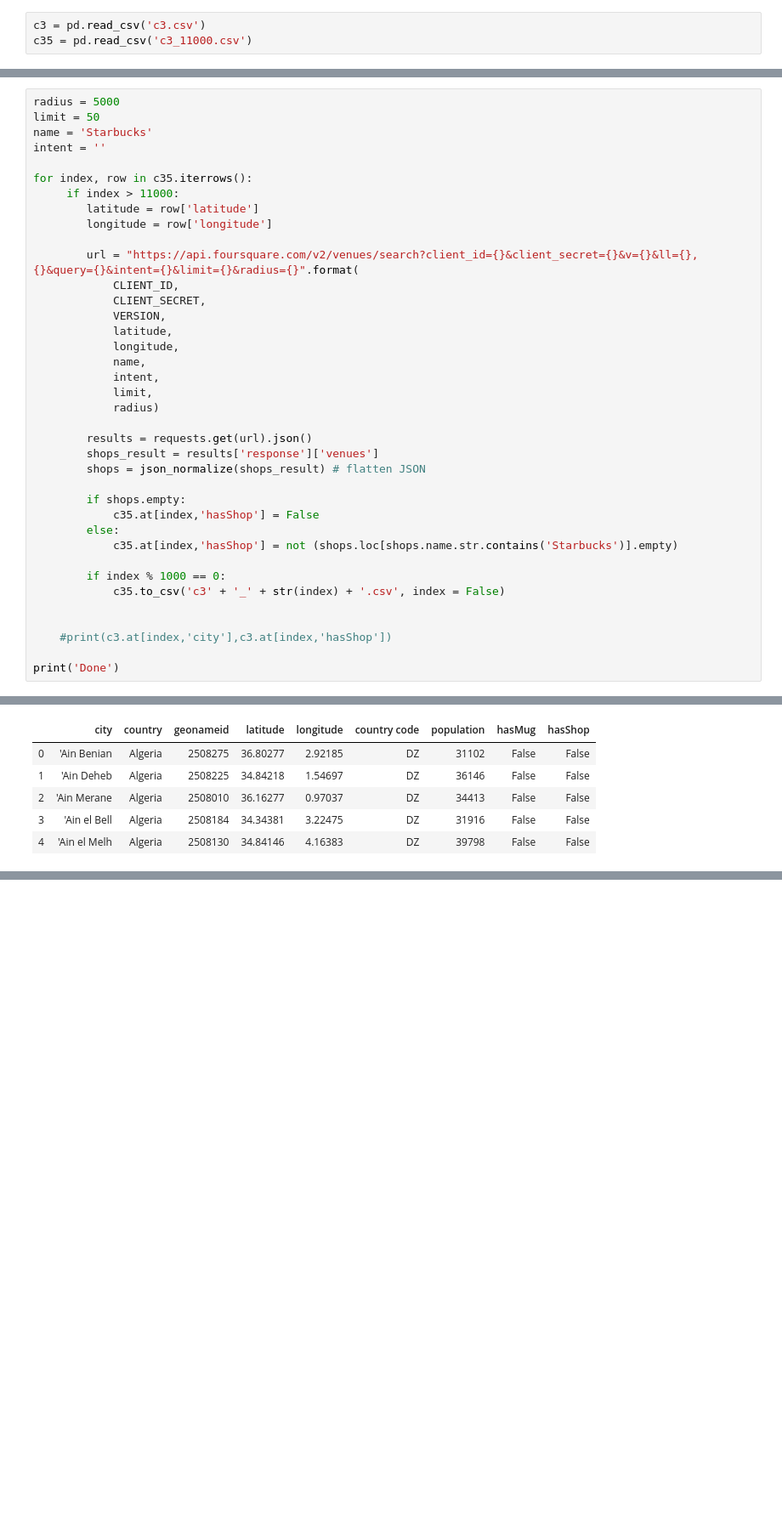
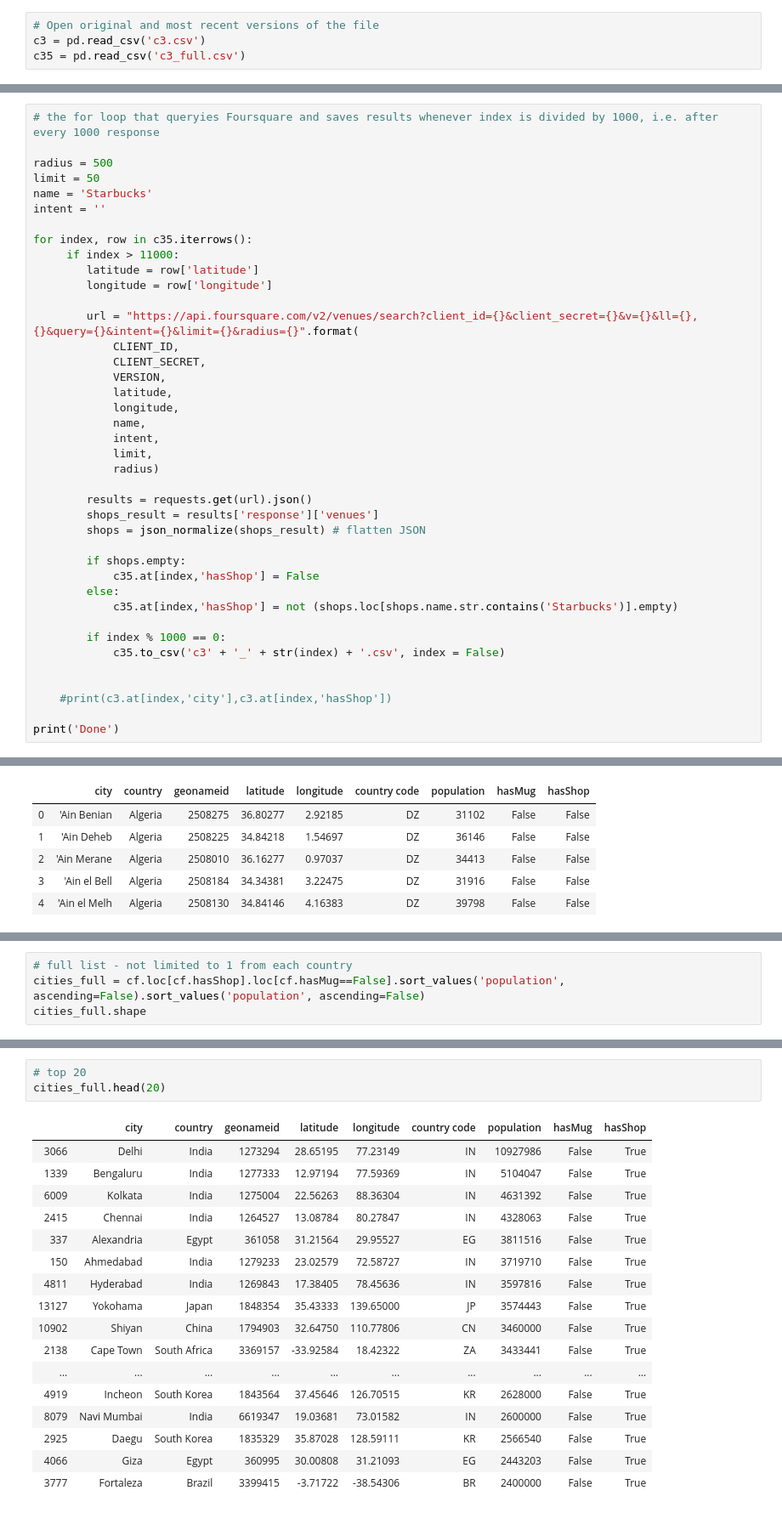
Before and after one commit to baradasy/Coursera_Capstone, a Jupyter notebook: Capstone_Geo.ipynb, the cells around one changed output, grey strips where cells are left out. Shown at 85% size. Saved outputs shown, nothing was run; the diff lists cells and outputs as text; blank space fills up the shorter version.

```diff
--- a/Capstone_Geo.ipynb
+++ b/Capstone_Geo.ipynb
@@ -146,4 +152,5 @@ map_home
 # %%
+# Open original and most recent versions of the file
 c3 = pd.read_csv('c3.csv')
-c35 = pd.read_csv('c3_11000.csv')
+c35 = pd.read_csv('c3_full.csv')
 # %%
@@ -182,7 +193,9 @@ c3[c3['country']=='Algeria']
 | 13372 | el hed | Algeria | 2476412 | 36.65000 | 4.77361 | DZ | 31890 | False |
 174 rows × 8 columns
 # %%
-radius = 5000
+# the for loop that queryies Foursquare and saves results whenever index is divided by 1000, i.e. after every 1000 response
+
+radius = 500
 limit = 50
 name = 'Starbucks'
 intent = ''
@@ -265,0 +292,4 @@ cf.loc[cf.hasShop].loc[cf.hasMug==False].sort_values('population', ascending=Fal
+# %%
+# full list - not limited to 1 from each country
+cities_full = cf.loc[cf.hasShop].loc[cf.hasMug==False].sort_values('population', ascending=False).sort_values('population', ascending=False)
+cities_full.shape
@@ -265,0 +298,21 @@ cf.loc[cf.hasShop].loc[cf.hasMug==False].sort_values('population', ascending=Fal
+# %%
+# top 20
+cities_full.head(20)
+# %% [output]
+|  | city | country | geonameid | latitude | longitude | country code | population | hasMug | hasShop |
+| 3066 | Delhi | India | 1273294 | 28.65195 | 77.23149 | IN | 10927986 | False | True |
+| 1339 | Bengaluru | India | 1277333 | 12.97194 | 77.59369 | IN | 5104047 | False | True |
+| 6009 | Kolkata | India | 1275004 | 22.56263 | 88.36304 | IN | 4631392 | False | True |
+| 2415 | Chennai | India | 1264527 | 13.08784 | 80.27847 | IN | 4328063 | False | True |
+| 337 | Alexandria | Egypt | 361058 | 31.21564 | 29.95527 | EG | 3811516 | False | True |
+| 150 | Ahmedabad | India | 1279233 | 23.02579 | 72.58727 | IN | 3719710 | False | True |
+| 4811 | Hyderabad | India | 1269843 | 17.38405 | 78.45636 | IN | 3597816 | False | True |
+| 13127 | Yokohama | Japan | 1848354 | 35.43333 | 139.65000 | JP | 3574443 | False | True |
+| 10902 | Shiyan | China | 1794903 | 32.64750 | 110.77806 | CN | 3460000 | False | True |
+| 2138 | Cape Town | South Africa | 3369157 | -33.92584 | 18.42322 | ZA | 3433441 | False | True |
+| ... | ... | ... | ... | ... | ... | ... | ... | ... | ... |
+| 4919 | Incheon | South Korea | 1843564 | 37.45646 | 126.70515 | KR | 2628000 | False | True |
+| 8079 | Navi Mumbai | India | 6619347 | 19.03681 | 73.01582 | IN | 2600000 | False | True |
+| 2925 | Daegu | South Korea | 1835329 | 35.87028 | 128.59111 | KR | 2566540 | False | True |
+| 4066 | Giza | Egypt | 360995 | 30.00808 | 31.21093 | EG | 2443203 | False | True |
+| 3777 | Fortaleza | Brazil | 3399415 | -3.71722 | -38.54306 | BR | 2400000 | False | True |
```
Also changed, not shown: parts of 31 cells of this notebook.
